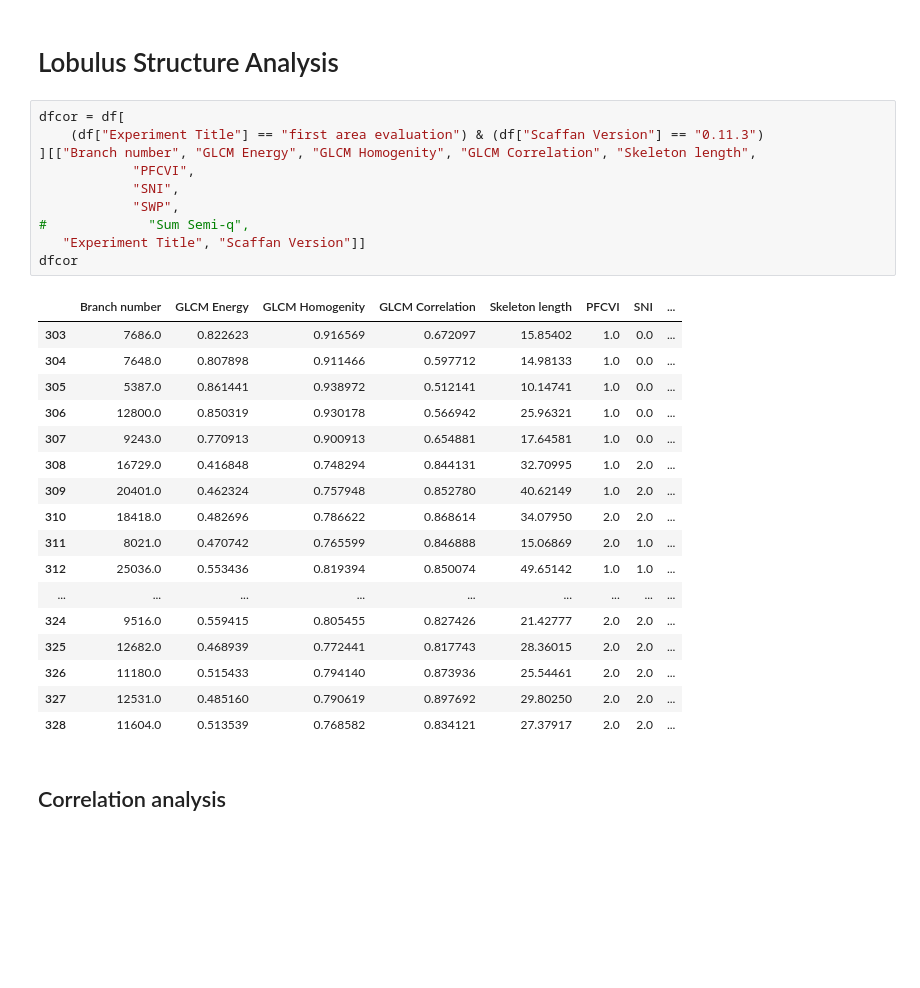
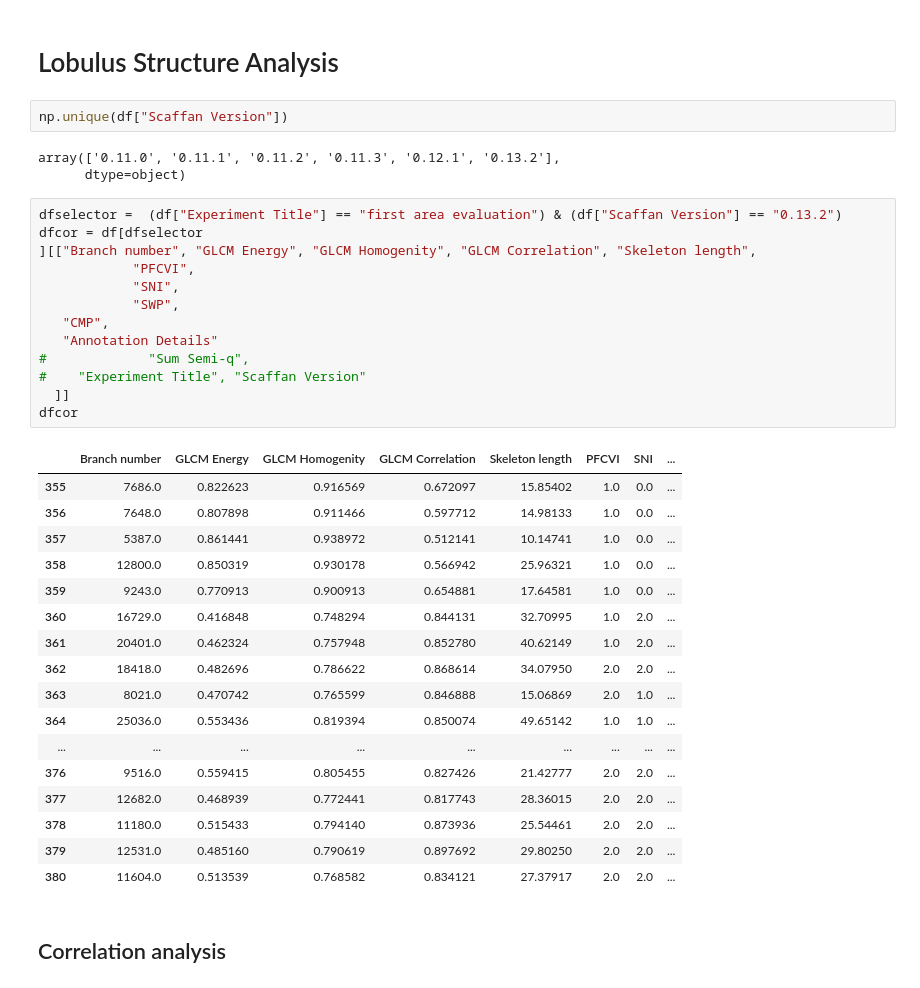
Before and after one commit to mjirik/scaffan, a Jupyter notebook: experiments/lobulus_area_evaluation.ipynb, the cells around one changed output. Drawn from its saved outputs; the diff is of its cells as text; blank space fills up the shorter version.

```diff
--- a/experiments/lobulus_area_evaluation.ipynb
+++ b/experiments/lobulus_area_evaluation.ipynb
@@ -60,34 +63,42 @@ Index(['Annotation Color', 'Annotation Details', 'Annotation ID',
       dtype='object')
 # %% [markdown]
 # Lobulus Structure Analysis
+# %%
+np.unique(df["Scaffan Version"])
+# %% [output]
+array(['0.11.0', '0.11.1', '0.11.2', '0.11.3', '0.12.1', '0.13.2'],
+      dtype=object)
 # %%
-dfcor = df[
-    (df["Experiment Title"] == "first area evaluation") & (df["Scaffan Version"] == "0.11.3")
+dfselector =  (df["Experiment Title"] == "first area evaluation") & (df["Scaffan Version"] == "0.13.2")
+dfcor = df[dfselector
 ][["Branch number", "GLCM Energy", "GLCM Homogenity", "GLCM Correlation", "Skeleton length",
             "PFCVI",
             "SNI",
             "SWP",
+   "CMP",
+   "Annotation Details"
 #             "Sum Semi-q",
-   "Experiment Title", "Scaffan Version"]]
+#    "Experiment Title", "Scaffan Version"
+  ]]
 dfcor
 # %% [output]
 |  | Branch number | GLCM Energy | GLCM Homogenity | GLCM Correlation | Skeleton length | PFCVI | SNI | ... |
-| 303 | 7686.0 | 0.822623 | 0.916569 | 0.672097 | 15.85402 | 1.0 | 0.0 | ... |
-| 304 | 7648.0 | 0.807898 | 0.911466 | 0.597712 | 14.98133 | 1.0 | 0.0 | ... |
-| 305 | 5387.0 | 0.861441 | 0.938972 | 0.512141 | 10.14741 | 1.0 | 0.0 | ... |
-| 306 | 12800.0 | 0.850319 | 0.930178 | 0.566942 | 25.96321 | 1.0 | 0.0 | ... |
-| 307 | 9243.0 | 0.770913 | 0.900913 | 0.654881 | 17.64581 | 1.0 | 0.0 | ... |
-| 308 | 16729.0 | 0.416848 | 0.748294 | 0.844131 | 32.70995 | 1.0 | 2.0 | ... |
-| 309 | 20401.0 | 0.462324 | 0.757948 | 0.852780 | 40.62149 | 1.0 | 2.0 | ... |
-| 310 | 18418.0 | 0.482696 | 0.786622 | 0.868614 | 34.07950 | 2.0 | 2.0 | ... |
-| 311 | 8021.0 | 0.470742 | 0.765599 | 0.846888 | 15.06869 | 2.0 | 1.0 | ... |
-| 312 | 25036.0 | 0.553436 | 0.819394 | 0.850074 | 49.65142 | 1.0 | 1.0 | ... |
+| 355 | 7686.0 | 0.822623 | 0.916569 | 0.672097 | 15.85402 | 1.0 | 0.0 | ... |
+| 356 | 7648.0 | 0.807898 | 0.911466 | 0.597712 | 14.98133 | 1.0 | 0.0 | ... |
+| 357 | 5387.0 | 0.861441 | 0.938972 | 0.512141 | 10.14741 | 1.0 | 0.0 | ... |
+| 358 | 12800.0 | 0.850319 | 0.930178 | 0.566942 | 25.96321 | 1.0 | 0.0 | ... |
+| 359 | 9243.0 | 0.770913 | 0.900913 | 0.654881 | 17.64581 | 1.0 | 0.0 | ... |
+| 360 | 16729.0 | 0.416848 | 0.748294 | 0.844131 | 32.70995 | 1.0 | 2.0 | ... |
+| 361 | 20401.0 | 0.462324 | 0.757948 | 0.852780 | 40.62149 | 1.0 | 2.0 | ... |
+| 362 | 18418.0 | 0.482696 | 0.786622 | 0.868614 | 34.07950 | 2.0 | 2.0 | ... |
+| 363 | 8021.0 | 0.470742 | 0.765599 | 0.846888 | 15.06869 | 2.0 | 1.0 | ... |
+| 364 | 25036.0 | 0.553436 | 0.819394 | 0.850074 | 49.65142 | 1.0 | 1.0 | ... |
 | ... | ... | ... | ... | ... | ... | ... | ... | ... |
-| 324 | 9516.0 | 0.559415 | 0.805455 | 0.827426 | 21.42777 | 2.0 | 2.0 | ... |
-| 325 | 12682.0 | 0.468939 | 0.772441 | 0.817743 | 28.36015 | 2.0 | 2.0 | ... |
-| 326 | 11180.0 | 0.515433 | 0.794140 | 0.873936 | 25.54461 | 2.0 | 2.0 | ... |
-| 327 | 12531.0 | 0.485160 | 0.790619 | 0.897692 | 29.80250 | 2.0 | 2.0 | ... |
-| 328 | 11604.0 | 0.513539 | 0.768582 | 0.834121 | 27.37917 | 2.0 | 2.0 | ... |
+| 376 | 9516.0 | 0.559415 | 0.805455 | 0.827426 | 21.42777 | 2.0 | 2.0 | ... |
+| 377 | 12682.0 | 0.468939 | 0.772441 | 0.817743 | 28.36015 | 2.0 | 2.0 | ... |
+| 378 | 11180.0 | 0.515433 | 0.794140 | 0.873936 | 25.54461 | 2.0 | 2.0 | ... |
+| 379 | 12531.0 | 0.485160 | 0.790619 | 0.897692 | 29.80250 | 2.0 | 2.0 | ... |
+| 380 | 11604.0 | 0.513539 | 0.768582 | 0.834121 | 27.37917 | 2.0 | 2.0 | ... |
 # %% [markdown]
 ## Correlation analysis
 # %%
```
Also changed, not shown: parts of 16 cells of this notebook.
